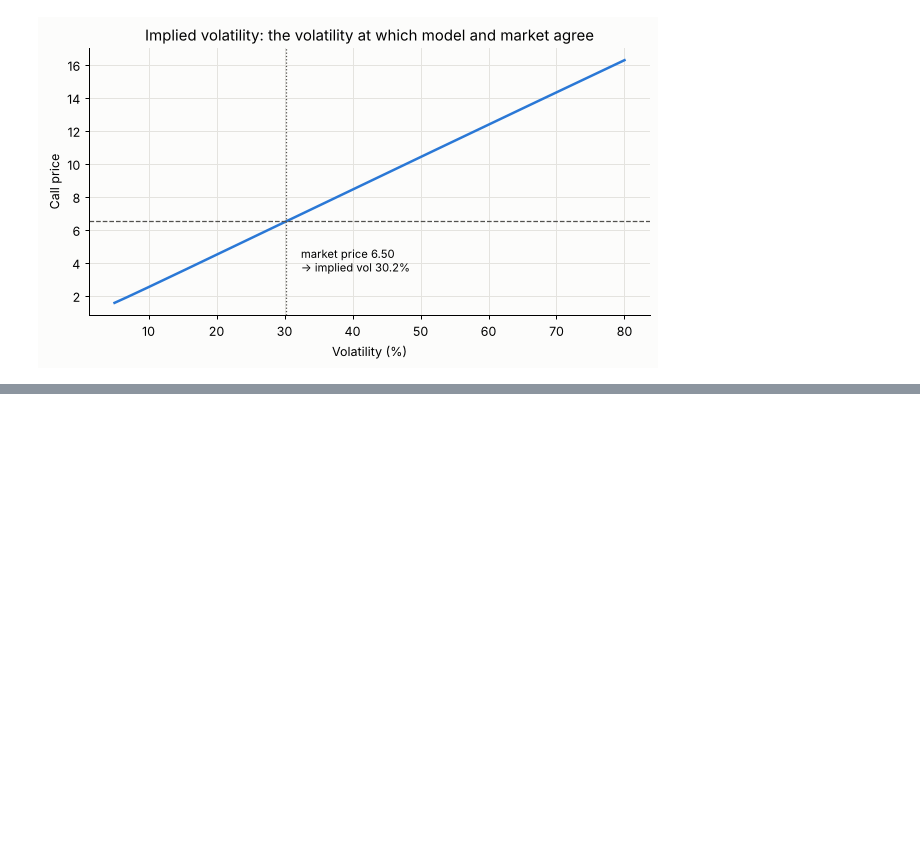
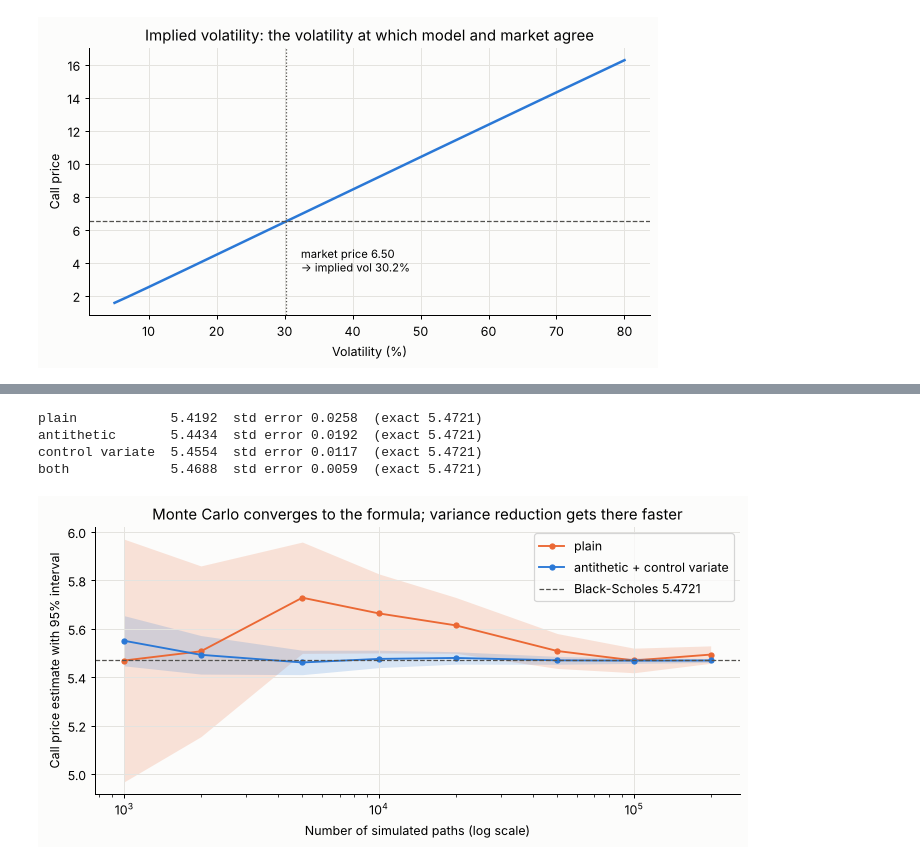
Before and after one commit to dimositychalasportfolio/option-pricing-black-scholes, a Jupyter notebook: option_pricing_demo.ipynb, the cells around one changed output, grey strips where cells are left out. Drawn from its saved outputs; the diff is of its cells as text; code cells hidden in the pictures; blank space fills up the shorter version.

```diff
--- a/option_pricing_demo.ipynb
+++ b/option_pricing_demo.ipynb
@@ -111,0 +155,32 @@ fig.tight_layout()
+# %%
+import monte_carlo as mc
+
+exact = bs.price(S, K, T, r, sigma, "call")
+methods = {"plain": {}, "antithetic": {"antithetic": True}, "control variate": {"control_variate": True},
+           "both": {"antithetic": True, "control_variate": True}}
+for name, options in methods.items():
+    result = mc.mc_price(S, K, T, r, sigma, "call", paths=100_000, seed=1, **options)
+    print(f"{name:<16} {result.price:.4f}  std error {result.std_error:.4f}  (exact {exact:.4f})")
+# %% [output]
+plain            5.4192  std error 0.0258  (exact 5.4721)
+antithetic       5.4434  std error 0.0192  (exact 5.4721)
+control variate  5.4554  std error 0.0117  (exact 5.4721)
+both             5.4688  std error 0.0059  (exact 5.4721)
+# %%
+path_grid = np.array([1_000, 2_000, 5_000, 10_000, 20_000, 50_000, 100_000, 200_000])
+fig, ax = plt.subplots(figsize=(8, 4))
+for name, colour, options in [("plain", PUT, {}), ("antithetic + control variate", CALL,
+                                                   {"antithetic": True, "control_variate": True})]:
+    results = [mc.mc_price(S, K, T, r, sigma, "call", paths=n, seed=5, **options) for n in path_grid]
+    prices = np.array([res.price for res in results]); errors = np.array([res.std_error for res in results])
+    ax.fill_between(path_grid, prices - 1.96 * errors, prices + 1.96 * errors, color=colour, alpha=0.18, lw=0)
+    ax.plot(path_grid, prices, "o-", color=colour, ms=4, lw=1.5, label=name)
+ax.axhline(exact, color="#52514e", ls="--", lw=1, label=f"Black-Scholes {exact:.4f}")
+ax.set_xscale("log")
+ax.set_xlabel("Number of simulated paths (log scale)")
+ax.set_ylabel("Call price estimate with 95% interval")
+ax.set_title("Monte Carlo converges to the formula; variance reduction gets there faster")
+ax.legend()
+fig.tight_layout()
+# %% [output]
+[figure, added]
```
Also changed, not shown: parts of 6 cells of this notebook, 13 other files.
